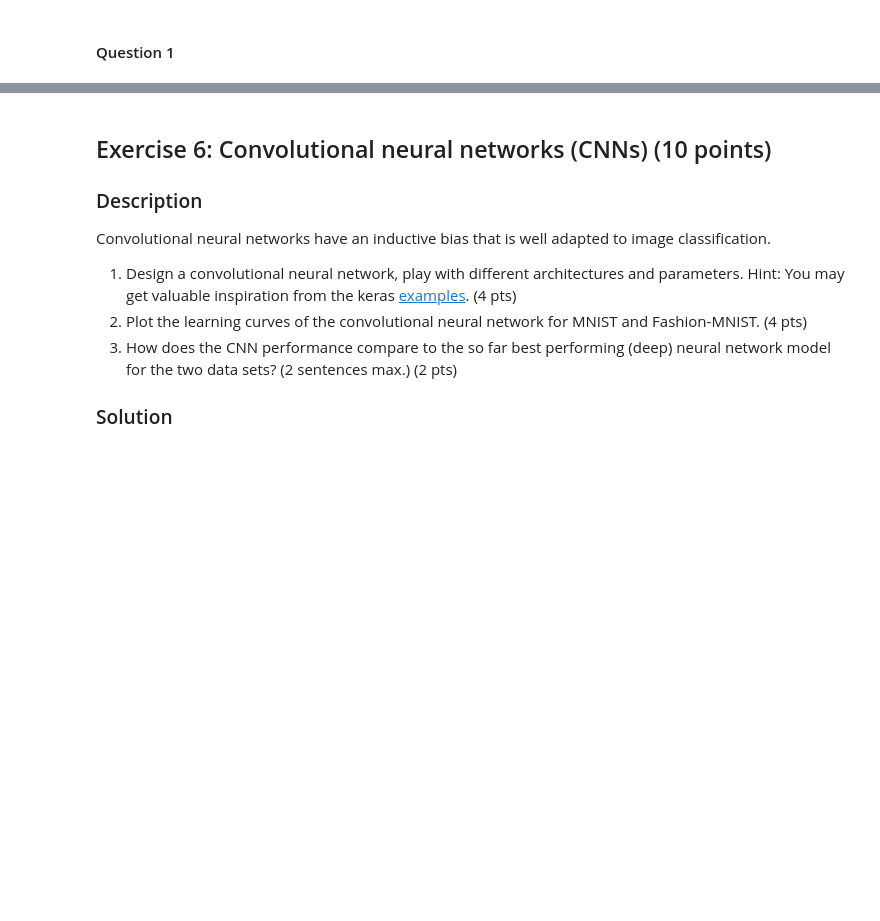
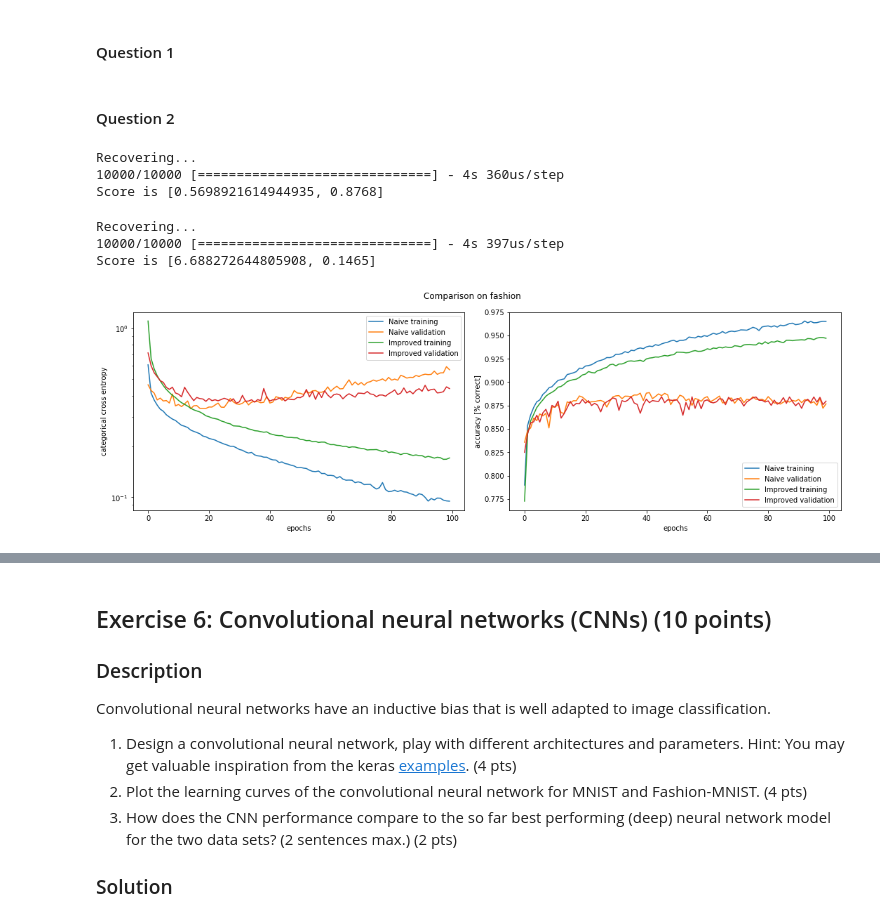
Before and after one commit to Battleman/ANN, a Jupyter notebook: miniproject1.ipynb, the cells around one changed output, grey strips where cells are left out. Drawn from its saved outputs; the diff is of its cells as text; code cells hidden in the pictures; blank space fills up the shorter version.

```diff
--- a/miniproject1.ipynb
+++ b/miniproject1.ipynb
@@ -569,0 +656,47 @@ print("Score is {}".format(score))
+# %% [markdown]
+#### Question 2
+# %%
+# plot naive model
+filename = "Histories/ex5-naive.pickle"
+try:
+    with open(filename, 'rb') as f:
+        print("Recovering...")
+        naive_fashion = pickle.load(f)
+except FileNotFoundError:
+    print("Unable to recover, computing")
+    naive_fashion=naive()
+    with open(filename, 'wb') as f:
+        print("Saving")
+        pickle.dump(naive_fashion, f)
+
+#plotting
+score = naive_fashion[1].evaluate(x_fashion_test, y_fashion_test)
+print("Score is {}".format(score))
+# %% [output]
+Recovering...
+10000/10000 [==============================] - 4s 360us/step
+Score is [0.5698921614944935, 0.8768]
+# %%
+# plot improved model
+filename = 'Histories/ex5_improved_fashion.pickle'
+try:
+    with open(filename, 'rb') as f:
+        print("Recovering...")
+        improv_fashion = pickle.load(f)
+except FileNotFoundError:
+    print("Unable to recover, computing")
+    improv_fashion=naive()
+    with open(filename, 'wb') as f:
+        print("Saving")
+        pickle.dump(improv_fashion, f)
+
+score = improv_fashion[1].evaluate(x_test, y_test)
+print("Score is {}".format(score))
+# %% [output]
+Recovering...
+10000/10000 [==============================] - 4s 397us/step
+Score is [6.688272644805908, 0.1465]
+# %%
+comparison_plot(naive_fashion[0], improv_fashion[0], "Naive", "Improved", "Comparison on fashion");
+# %% [output]
+[figure, added]
```
Also changed, not shown: parts of 33 cells of this notebook.
